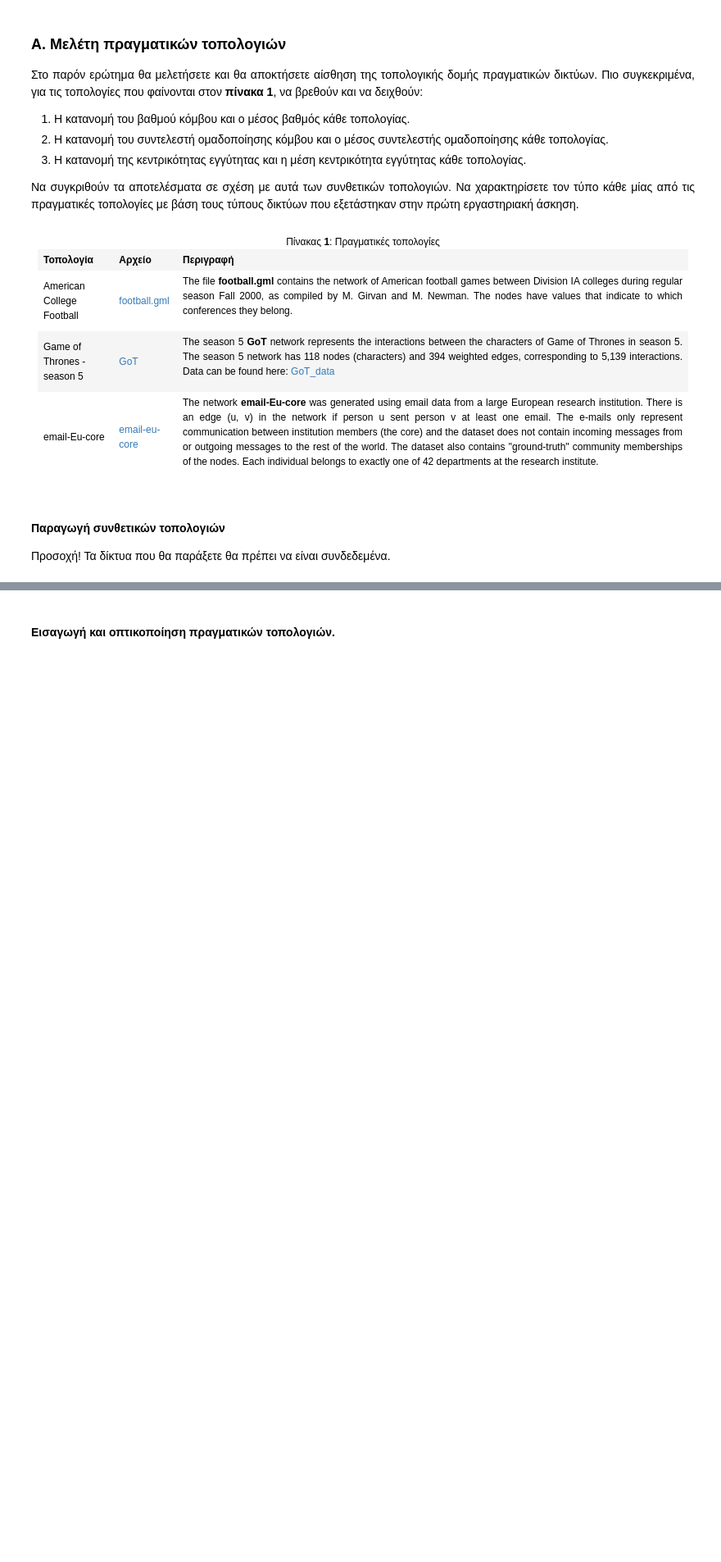
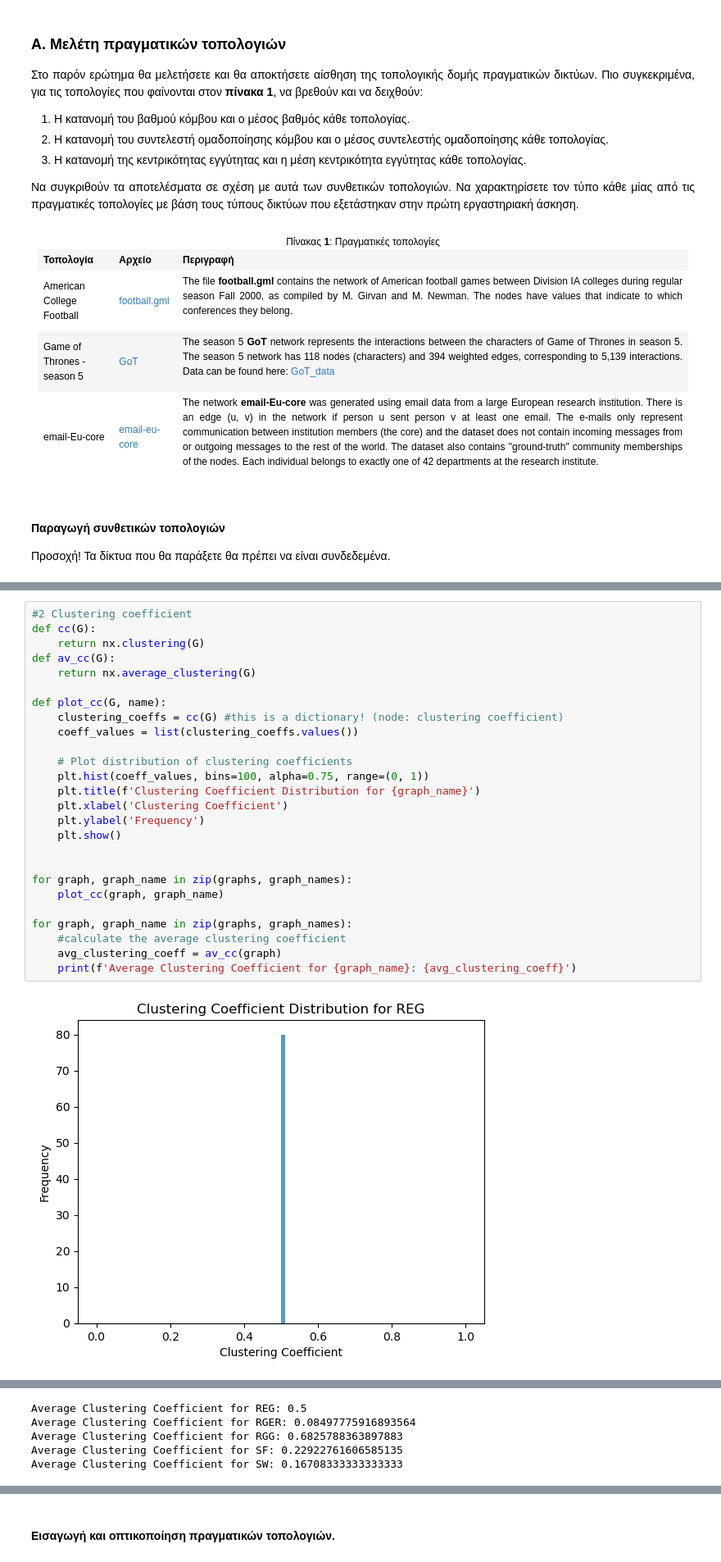
Before and after one commit to ntua-el20827/NTUA_Social_Networks_Analysis, a Jupyter notebook: lab02/lab2_student_version_2024.ipynb, the cells around one changed output, grey strips where cells are left out. Shown at 82% size. Cells and saved outputs as stored; diff of their text form; blank space fills up the shorter version.

```diff
--- a/lab02/lab2_student_version_2024.ipynb
+++ b/lab02/lab2_student_version_2024.ipynb
@@ -67,0 +142,28 @@ random.seed(seedno)
+# %%
+#2 Clustering coefficient
+def cc(G):
+    return nx.clustering(G)
+def av_cc(G):
+    return nx.average_clustering(G)
+
+def plot_cc(G, name):
+    clustering_coeffs = cc(G) #this is a dictionary! (node: clustering coefficient)
+    coeff_values = list(clustering_coeffs.values())
+
+    # Plot distribution of clustering coefficients
+    plt.hist(coeff_values, bins=100, alpha=0.75, range=(0, 1))
+    plt.title(f'Clustering Coefficient Distribution for {graph_name}')
+    plt.xlabel('Clustering Coefficient')
+    plt.ylabel('Frequency')
+    plt.show()
+
+
+for graph, graph_name in zip(graphs, graph_names):
+    plot_cc(graph, graph_name)
+
+for graph, graph_name in zip(graphs, graph_names):
+    #calculate the average clustering coefficient
+    avg_clustering_coeff = av_cc(graph)
+    print(f'Average Clustering Coefficient for {graph_name}: {avg_clustering_coeff}')
+# %% [output]
+[figure, added]
@@ -67,0 +174,5 @@ random.seed(seedno)
+Average Clustering Coefficient for REG: 0.5
+Average Clustering Coefficient for RGER: 0.08497775916893564
+Average Clustering Coefficient for RGG: 0.6825788363897883
+Average Clustering Coefficient for SF: 0.22922761606585135
+Average Clustering Coefficient for SW: 0.16708333333333333
```
Also changed, not shown: parts of 16 cells of this notebook, 12 other files.
